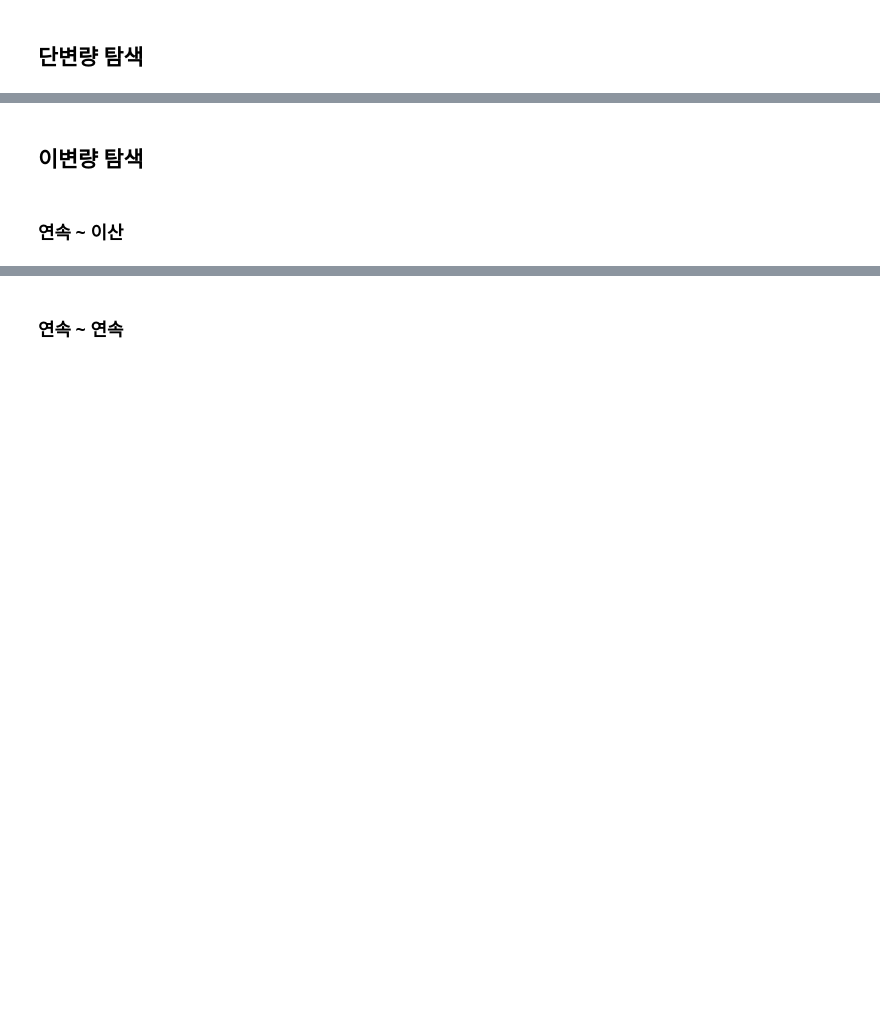
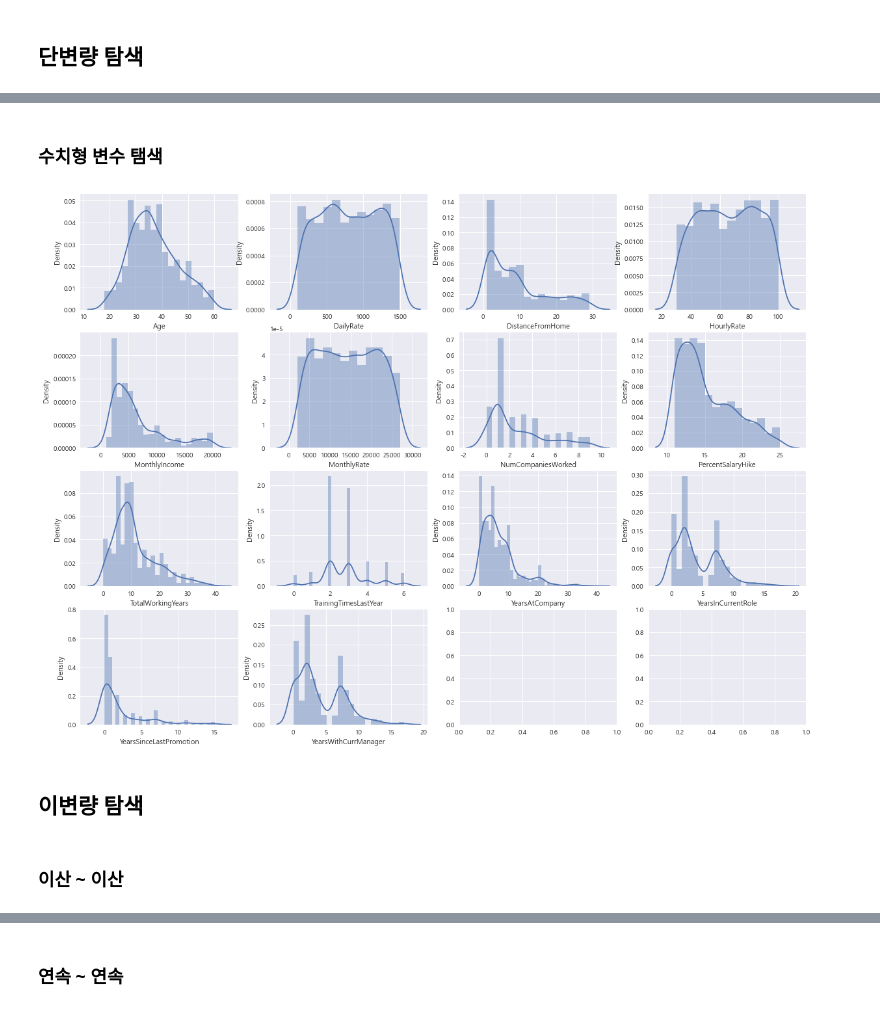
Before and after one commit to yoonene/Tobigs16_assignment, a Jupyter notebook: week1_EDA_assignment.ipynb, the cells around one changed output, grey strips where cells are left out. Saved outputs shown, nothing was run; the diff lists cells and outputs as text; code cells hidden in the pictures; blank space fills up the shorter version.

```diff
--- a/week1_EDA_assignment.ipynb
+++ b/week1_EDA_assignment.ipynb
@@ -257,4 +302,20 @@ df[numerical].describe()
+# %% [markdown]
+### 수치형 변수 탬색
+# %%
+f, axes = plt.subplots(4, 4, figsize = (20, 15))
+
+i = [0,0,0,0,1,1,1,1,2,2,2,2,3,3]
+j = [0,1,2,3,0,1,2,3,0,1,2,3,0,1]
+
+x = 0
+y = 0
+for col in numerical:
+    sns.distplot(data[col], ax=axes[i[x],j[y]])
+    x += 1
+    y += 1
+# %% [output]
+[figure, added]
 # %% [markdown]
 ## 이변량 탐색
 # %% [markdown]
-### 연속 ~ 이산
+### 이산 ~ 이산
```
Also changed, not shown: parts of 96 cells of this notebook, 1 other file.
